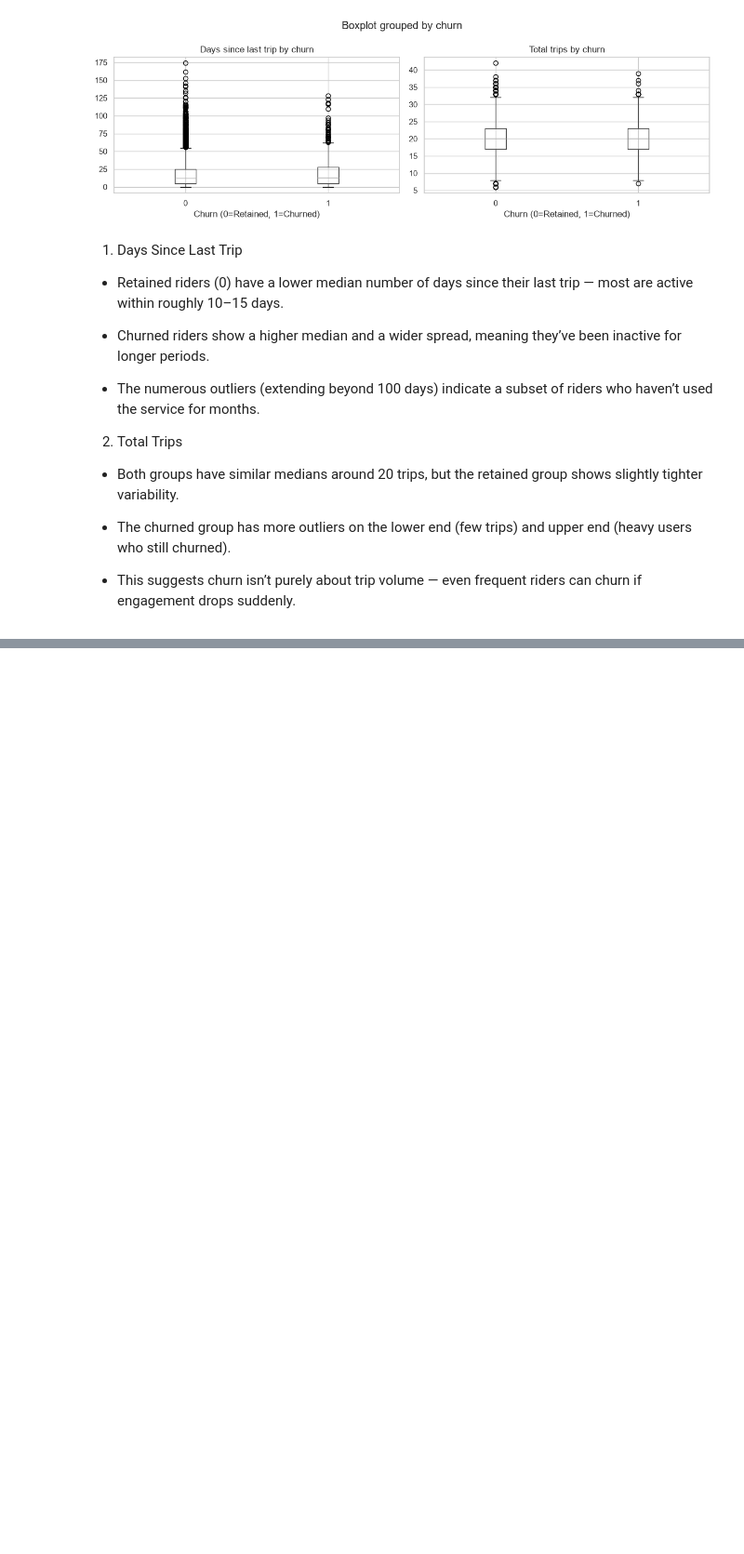
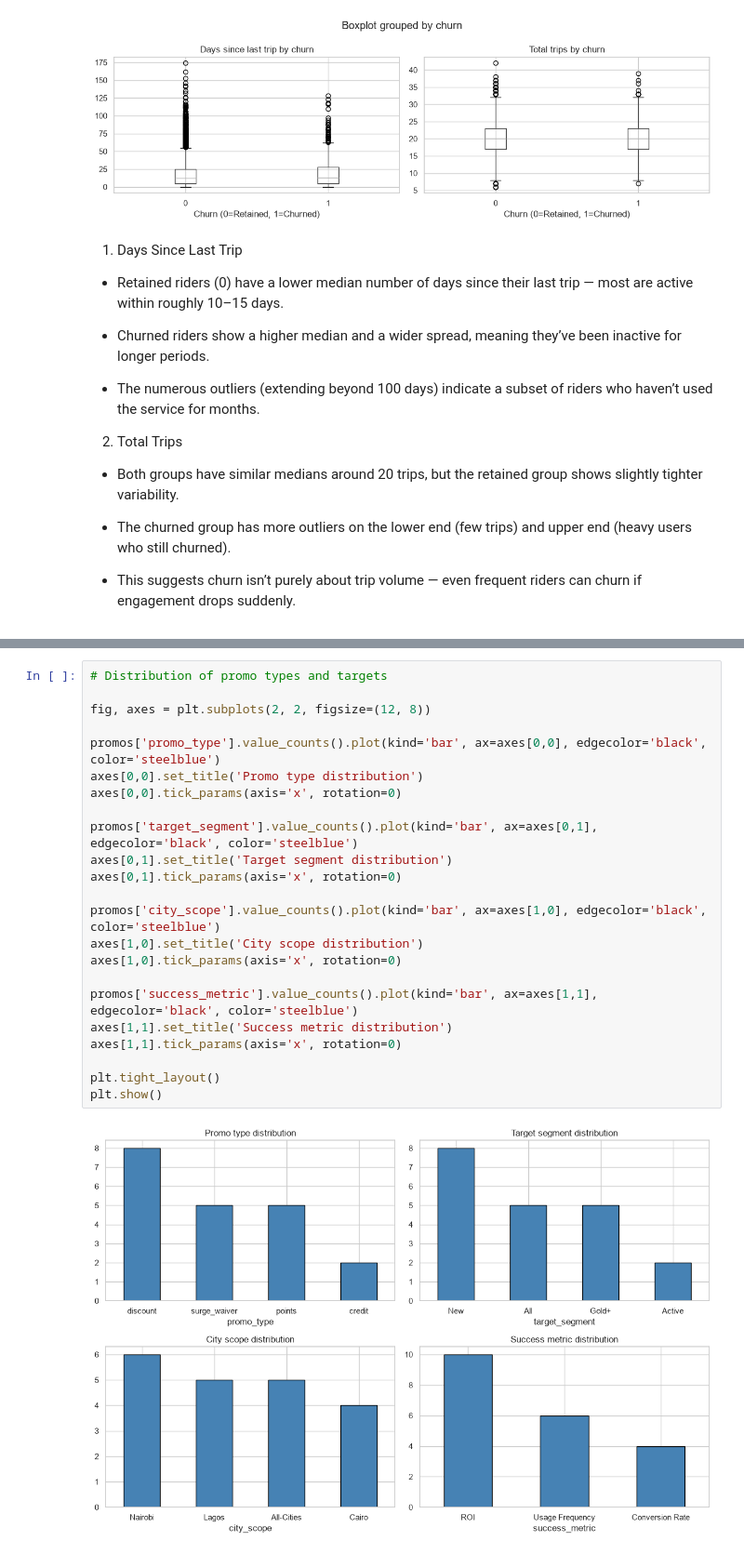
Before and after one commit to esosaomwanghe/ridewise_churnprediction, a Jupyter notebook: notebook/eda.ipynb, the cells around one changed output, grey strips where cells are left out. Shown at 93% size. Saved outputs shown, nothing was run; the diff lists cells and outputs as text; blank space fills up the shorter version.

```diff
--- a/notebook/eda.ipynb
+++ b/notebook/eda.ipynb
@@ -800,0 +882,25 @@ plt.show()
+# %%
+# Distribution of promo types and targets
+
+fig, axes = plt.subplots(2, 2, figsize=(12, 8))
+
+promos['promo_type'].value_counts().plot(kind='bar', ax=axes[0,0], edgecolor='black', color='steelblue')
+axes[0,0].set_title('Promo type distribution')
+axes[0,0].tick_params(axis='x', rotation=0)
+
+promos['target_segment'].value_counts().plot(kind='bar', ax=axes[0,1], edgecolor='black', color='steelblue')
+axes[0,1].set_title('Target segment distribution')
+axes[0,1].tick_params(axis='x', rotation=0)
+
+promos['city_scope'].value_counts().plot(kind='bar', ax=axes[1,0], edgecolor='black', color='steelblue')
+axes[1,0].set_title('City scope distribution')
+axes[1,0].tick_params(axis='x', rotation=0)
+
+promos['success_metric'].value_counts().plot(kind='bar', ax=axes[1,1], edgecolor='black', color='steelblue')
+axes[1,1].set_title('Success metric distribution')
+axes[1,1].tick_params(axis='x', rotation=0)
+
+plt.tight_layout()
+plt.show()
+# %% [output]
+[figure, added]
```
Also changed, not shown: parts of 9 cells of this notebook.
